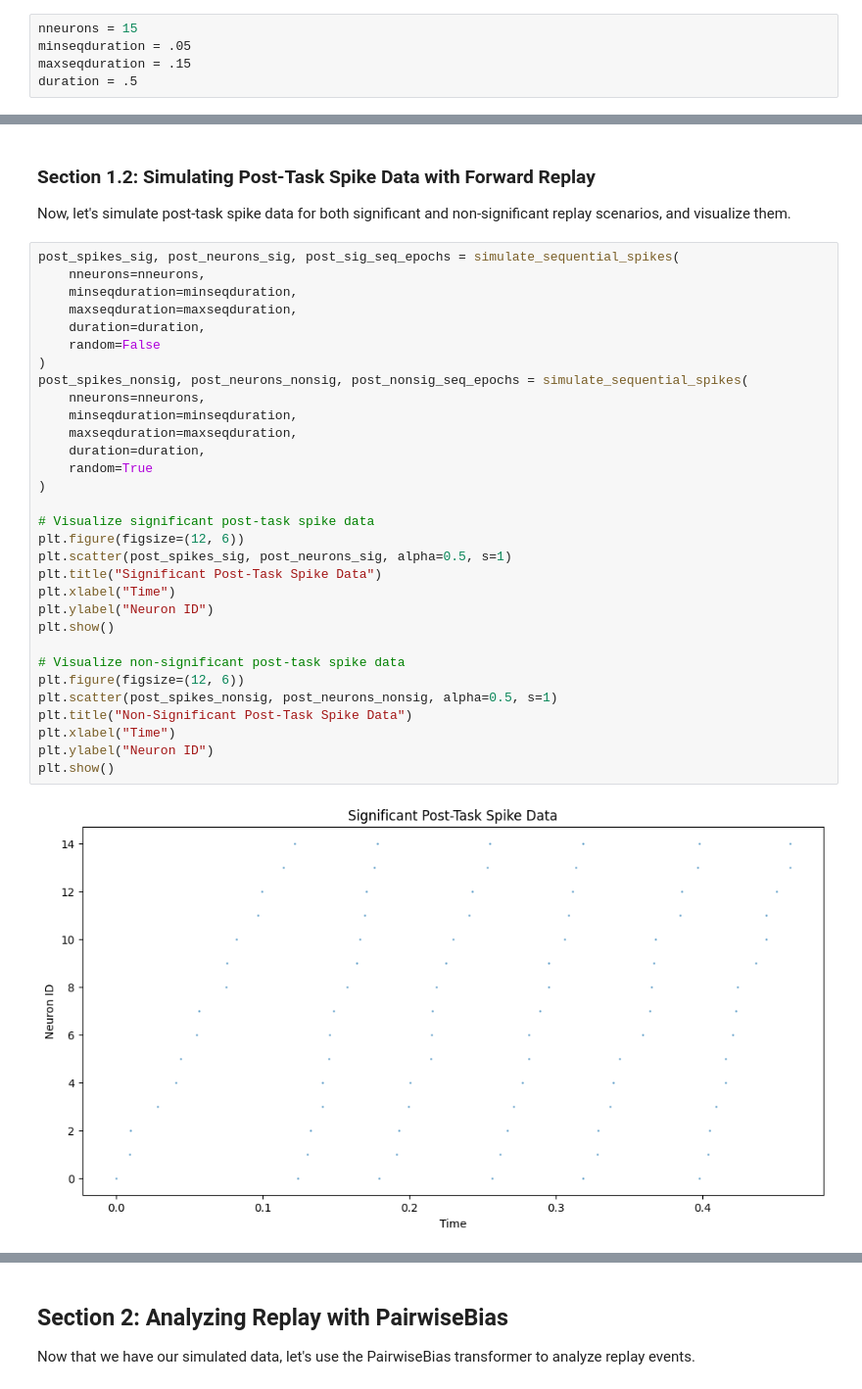
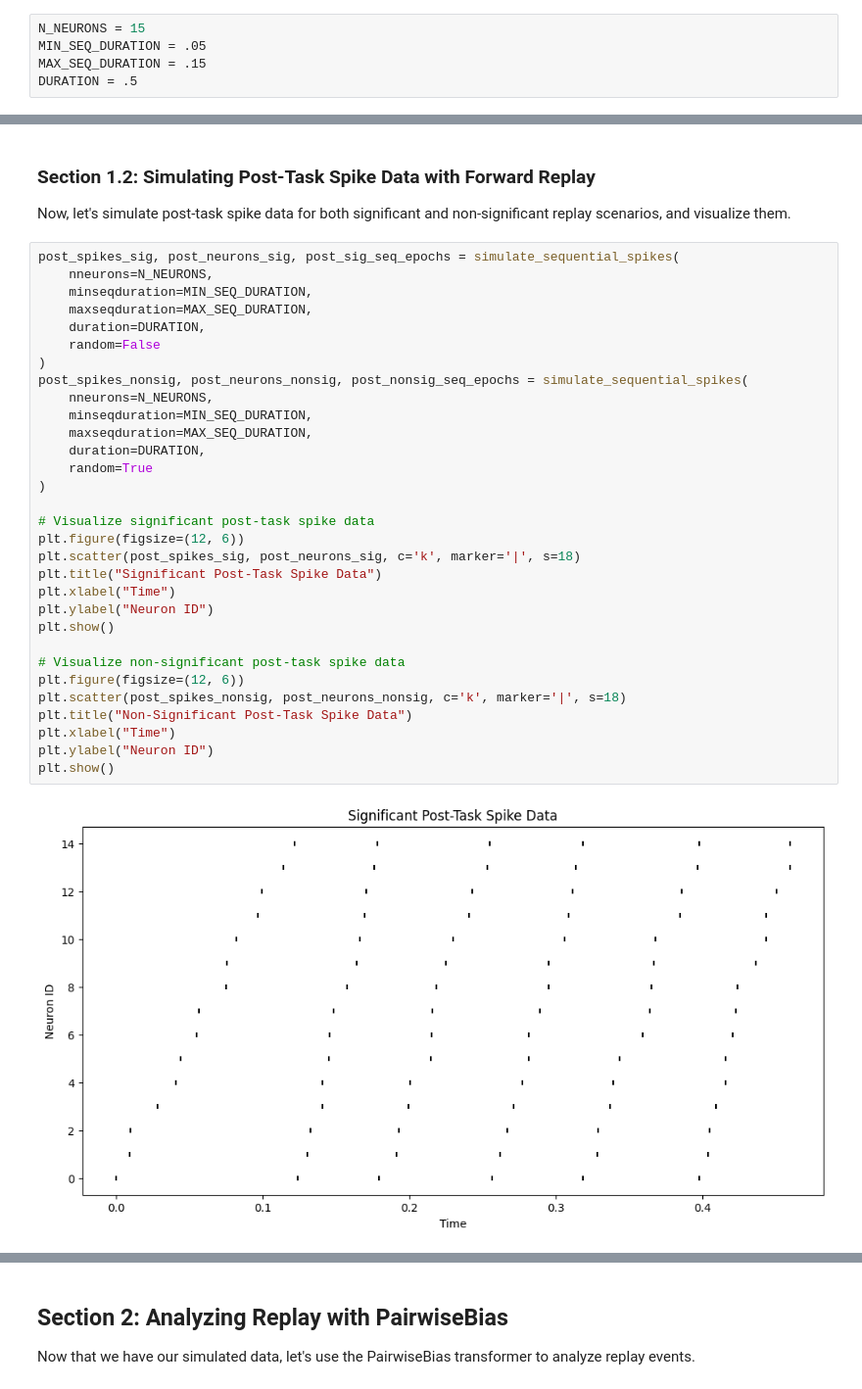
Before and after one commit to ryanharvey1/neuro_py, a Jupyter notebook: tutorials/bias_correlation.ipynb, the cells around one changed output, grey strips where cells are left out. Shown at 98% size. Cells and saved outputs as stored; diff of their text form.

```diff
--- a/tutorials/bias_correlation.ipynb
+++ b/tutorials/bias_correlation.ipynb
@@ -79,9 +91,9 @@ def simulate_sequential_spikes(
 # %% [markdown]
 Set parameters for simulation of spike data.
 # %%
-nneurons = 15
-minseqduration = .05
-maxseqduration = .15
-duration = .5
+N_NEURONS = 15
+MIN_SEQ_DURATION = .05
+MAX_SEQ_DURATION = .15
+DURATION = .5
 # %%
 task_spikes, task_neurons, task_seq_epochs = simulate_sequential_spikes(
@@ -108,34 +120,34 @@ Now, let's simulate post-task spike data for both significant and
 non-significant replay scenarios, and visualize them.
 # %%
 post_spikes_sig, post_neurons_sig, post_sig_seq_epochs = simulate_sequential_spikes(
-    nneurons=nneurons,
-    minseqduration=minseqduration,
-    maxseqduration=maxseqduration,
-    duration=duration,
+    nneurons=N_NEURONS,
+    minseqduration=MIN_SEQ_DURATION,
+    maxseqduration=MAX_SEQ_DURATION,
+    duration=DURATION,
     random=False
 )
 post_spikes_nonsig, post_neurons_nonsig, post_nonsig_seq_epochs = simulate_sequential_spikes(
-    nneurons=nneurons,
-    minseqduration=minseqduration,
-    maxseqduration=maxseqduration,
-    duration=duration,
+    nneurons=N_NEURONS,
+    minseqduration=MIN_SEQ_DURATION,
+    maxseqduration=MAX_SEQ_DURATION,
+    duration=DURATION,
     random=True
 )
 
 # Visualize significant post-task spike data
 plt.figure(figsize=(12, 6))
-plt.scatter(post_spikes_sig, post_neurons_sig, alpha=0.5, s=1)
+plt.scatter(post_spikes_sig, post_neurons_sig, c='k', marker='|', s=18)
 plt.title("Significant Post-Task Spike Data")
 plt.xlabel("Time")
 plt.ylabel("Neuron ID")
 plt.show()
 
 # Visualize non-significant post-task spike data
 plt.figure(figsize=(12, 6))
-plt.scatter(post_spikes_nonsig, post_neurons_nonsig, alpha=0.5, s=1)
+plt.scatter(post_spikes_nonsig, post_neurons_nonsig, c='k', marker='|', s=18)
 plt.title("Non-Significant Post-Task Spike Data")
 plt.xlabel("Time")
 plt.ylabel("Neuron ID")
 plt.show()
 # %% [output]
-[figure, old version]
+[figure, new version]
```
Also changed, not shown: parts of 30 cells of this notebook, 3 other files.
